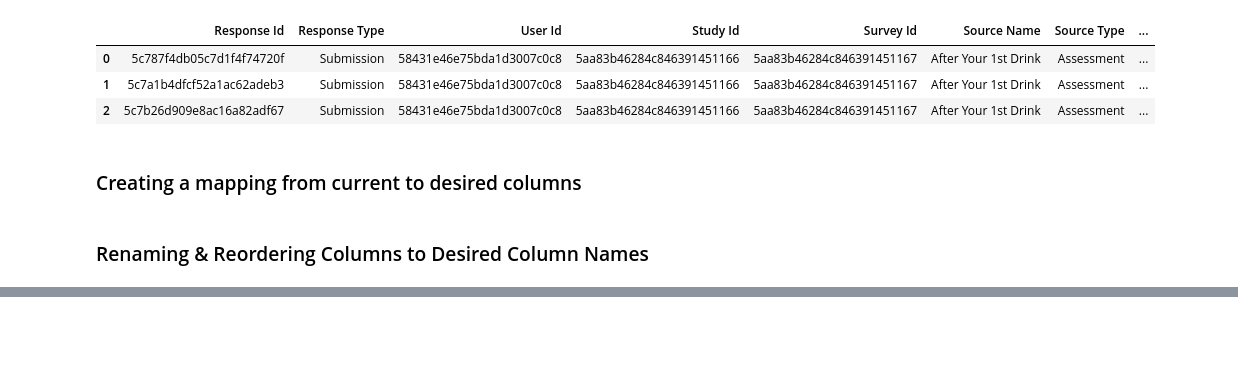
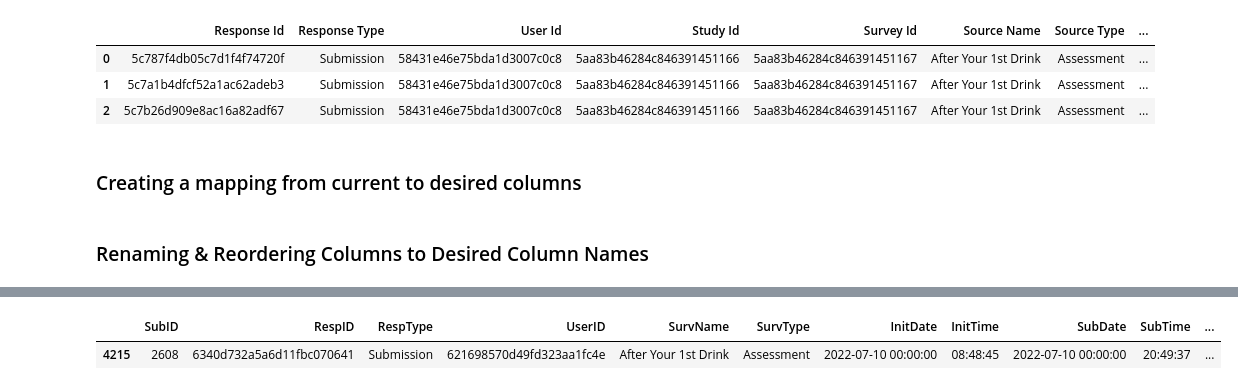
Before and after one commit to saurav-y/Behavior-Alcohol-Responses, a Jupyter notebook: Alcohol_Responses (First Drink and Followup)/ema_1.ipynb, the cells around one changed output, grey strips where cells are left out. Cells and saved outputs as stored; diff of their text form; code cells hidden in the pictures; blank space fills up the shorter version.

```diff
--- a/Alcohol_Responses/ema_1.ipynb
+++ b/Alcohol_Responses (First Drink and Followup)/ema_1.ipynb
@@ -120,2 +125,7 @@ res_df.sample()
 # %%
 res_df.to_csv(f'{op_directory}/prelim_data_0.csv',index=False)
+# %%
+res_df.sample()
+# %% [output]
+|  | SubID | RespID | RespType | UserID | SurvName | SurvType | InitDate | InitTime | SubDate | SubTime | ... |
+| 4215 | 2608 | 6340d732a5a6d11fbc070641 | Submission | 621698570d49fd323aa1fc4e | After Your 1st Drink | Assessment | 2022-07-10 00:00:00 | 08:48:45 | 2022-07-10 00:00:00 | 20:49:37 | ... |
```
Also changed, not shown: parts of 4 cells of this notebook, 13 other files.
